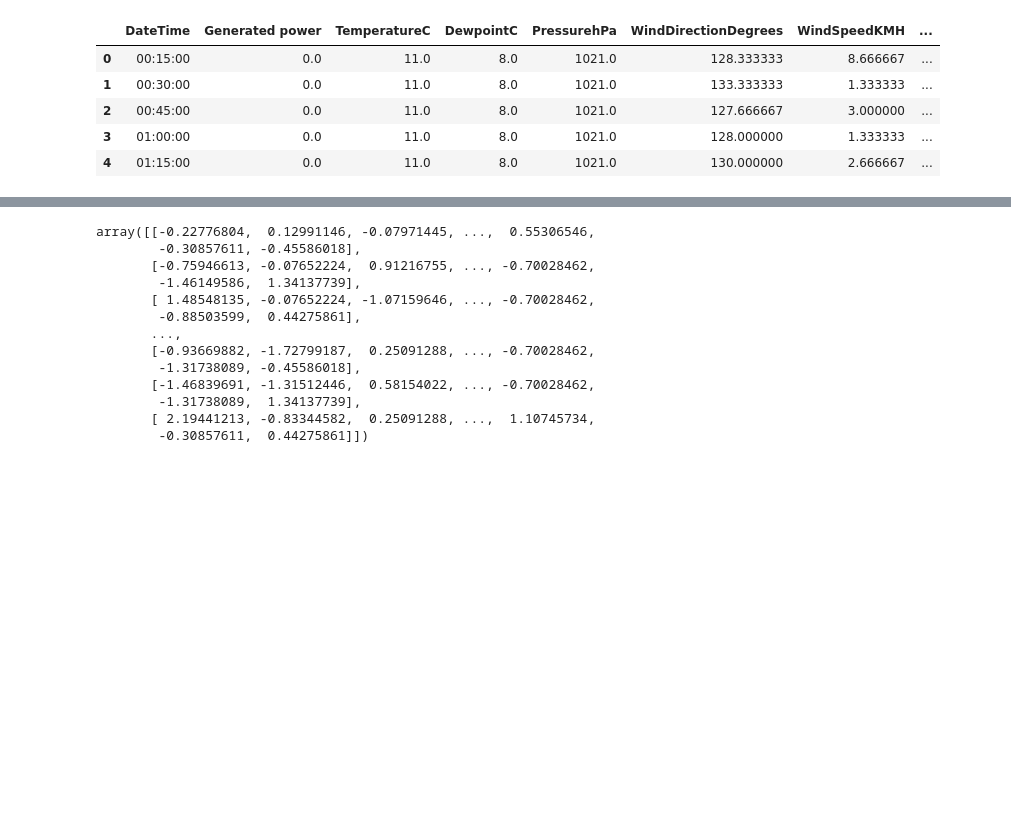
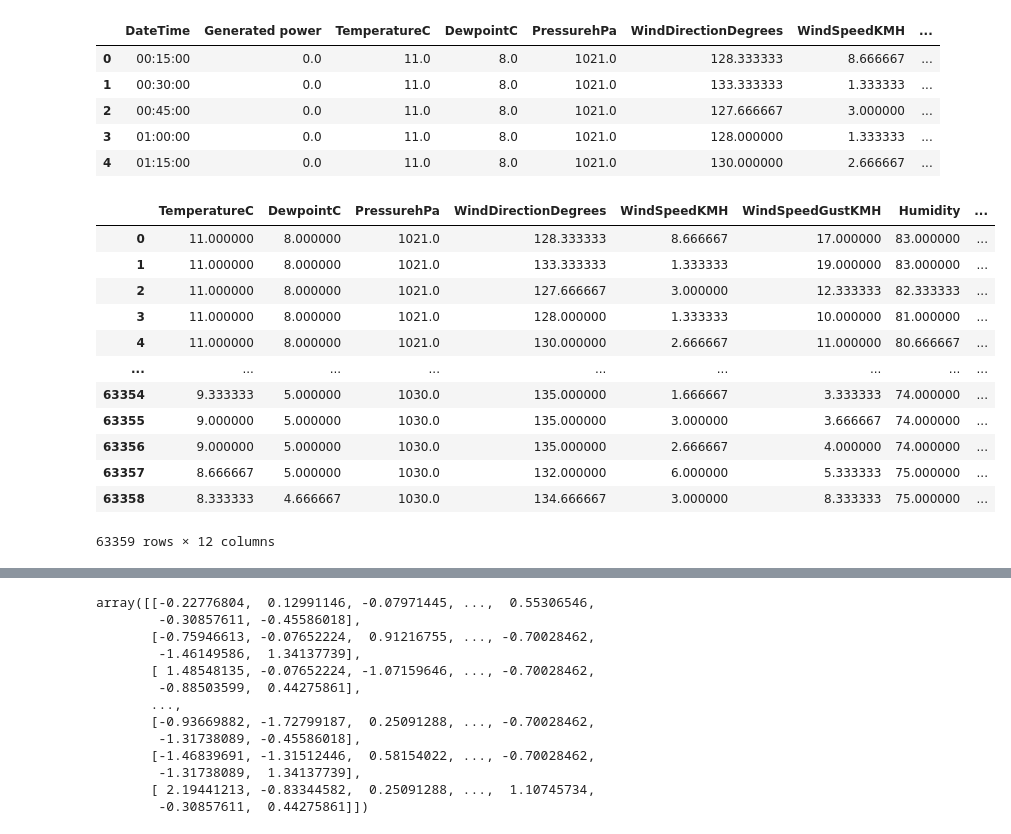
Before and after one commit to Tenergai/challenge-3, a Jupyter notebook: Generation Prediction DNN/MLPRegressor.ipynb, the cells around one changed output, grey strips where cells are left out. Saved outputs shown, nothing was run; the diff lists cells and outputs as text; code cells hidden in the pictures; blank space fills up the shorter version.

```diff
--- a/Generation Prediction DNN/MLPRegressor.ipynb
+++ b/Generation Prediction DNN/MLPRegressor.ipynb
@@ -49,3 +49,19 @@ df.head()
 # %%
 Y = df['Generated power']
 X = df.drop(columns=['Generated power','DateTime','Second'])
+# %%
+X
+# %% [output]
+|  | TemperatureC | DewpointC | PressurehPa | WindDirectionDegrees | WindSpeedKMH | WindSpeedGustKMH | Humidity | ... |
+| 0 | 11.000000 | 8.000000 | 1021.0 | 128.333333 | 8.666667 | 17.000000 | 83.000000 | ... |
+| 1 | 11.000000 | 8.000000 | 1021.0 | 133.333333 | 1.333333 | 19.000000 | 83.000000 | ... |
+| 2 | 11.000000 | 8.000000 | 1021.0 | 127.666667 | 3.000000 | 12.333333 | 82.333333 | ... |
+| 3 | 11.000000 | 8.000000 | 1021.0 | 128.000000 | 1.333333 | 10.000000 | 81.000000 | ... |
+| 4 | 11.000000 | 8.000000 | 1021.0 | 130.000000 | 2.666667 | 11.000000 | 80.666667 | ... |
+| ... | ... | ... | ... | ... | ... | ... | ... | ... |
+| 63354 | 9.333333 | 5.000000 | 1030.0 | 135.000000 | 1.666667 | 3.333333 | 74.000000 | ... |
+| 63355 | 9.000000 | 5.000000 | 1030.0 | 135.000000 | 3.000000 | 3.666667 | 74.000000 | ... |
+| 63356 | 9.000000 | 5.000000 | 1030.0 | 135.000000 | 2.666667 | 4.000000 | 74.000000 | ... |
+| 63357 | 8.666667 | 5.000000 | 1030.0 | 132.000000 | 6.000000 | 5.333333 | 75.000000 | ... |
+| 63358 | 8.333333 | 4.666667 | 1030.0 | 134.666667 | 3.000000 | 8.333333 | 75.000000 | ... |
+63359 rows × 12 columns
```
Also changed, not shown: parts of 1 cell of this notebook, 1 other file.
